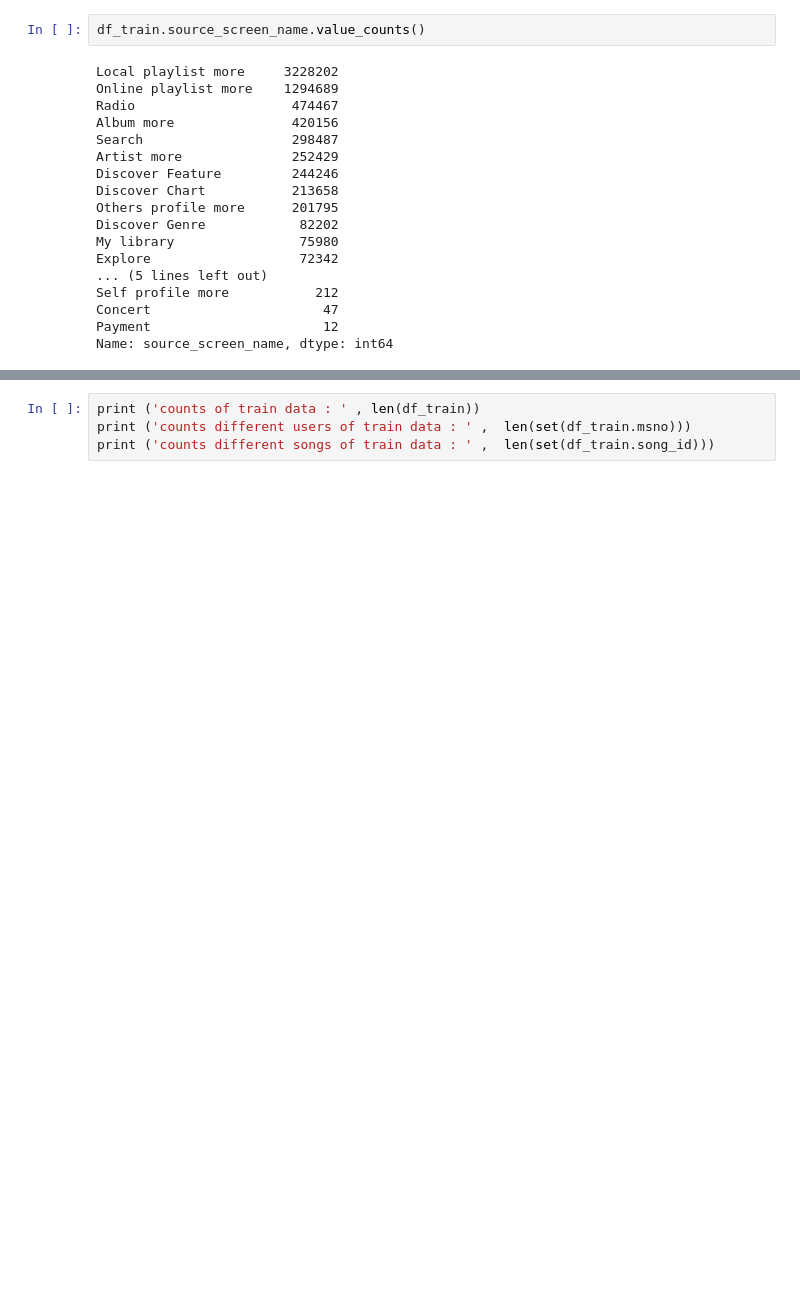
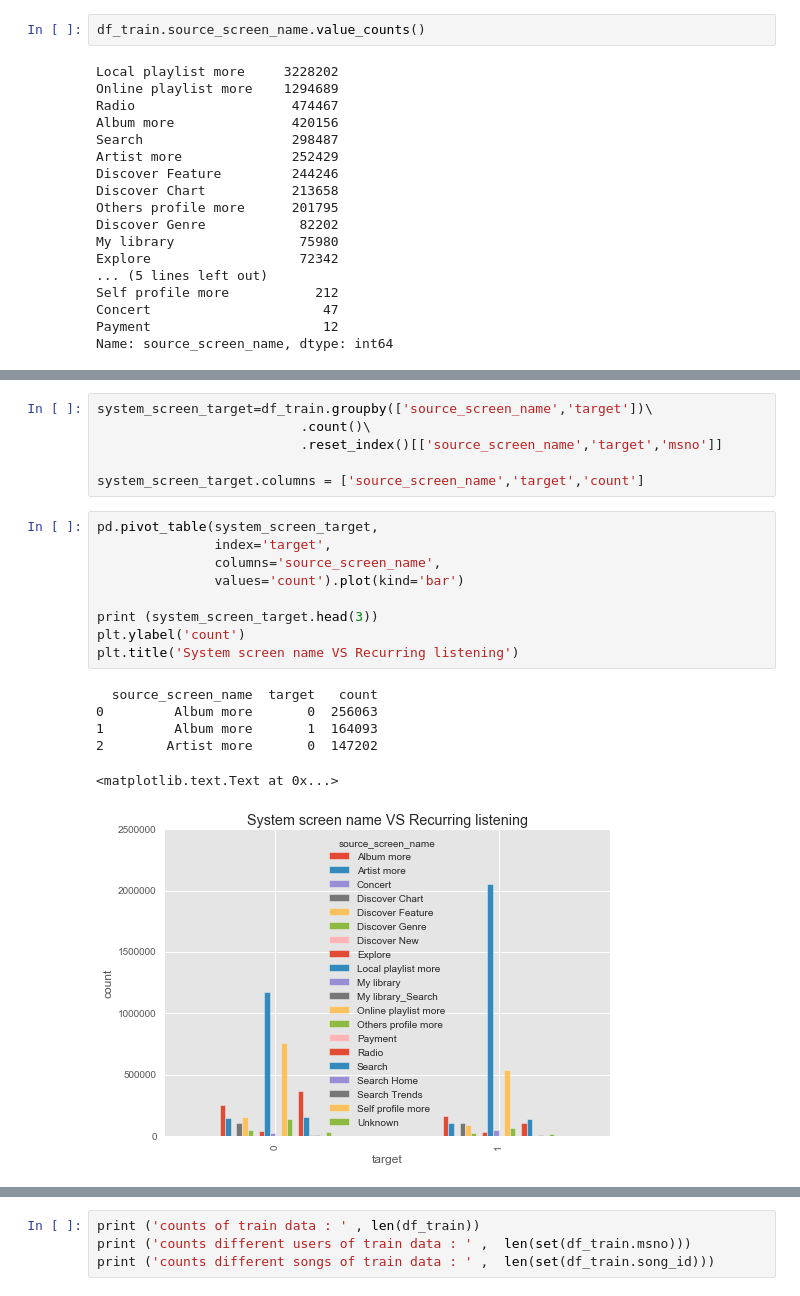
Before and after one commit to yennanliu/KKBox_Music_Recommendation, a Jupyter notebook: notebook/KKBox_Recommend_EDA.ipynb, the cells around one changed output, grey strips where cells are left out. Drawn from its saved outputs; the diff is of its cells as text; blank space fills up the shorter version.

```diff
--- a/notebook/KKBox_Recommend_EDA.ipynb
+++ b/notebook/KKBox_Recommend_EDA.ipynb
@@ -468,0 +542,22 @@ df_train.head(3)
+# %%
+system_screen_target=df_train.groupby(['source_screen_name','target'])\
+                          .count()\
+                          .reset_index()[['source_screen_name','target','msno']]
+
+system_screen_target.columns = ['source_screen_name','target','count']
+# %%
+pd.pivot_table(system_screen_target,
+               index='target',
+               columns='source_screen_name',
+               values='count').plot(kind='bar')
+
+print (system_screen_target.head(3))
+plt.ylabel('count')
+plt.title('System screen name VS Recurring listening')
+# %% [output]
+  source_screen_name  target   count
+0         Album more       0  256063
+1         Album more       1  164093
+2        Artist more       0  147202
+<matplotlib.text.Text at 0x...>
+[figure, added]
```
Also changed, not shown: parts of 10 cells of this notebook.
